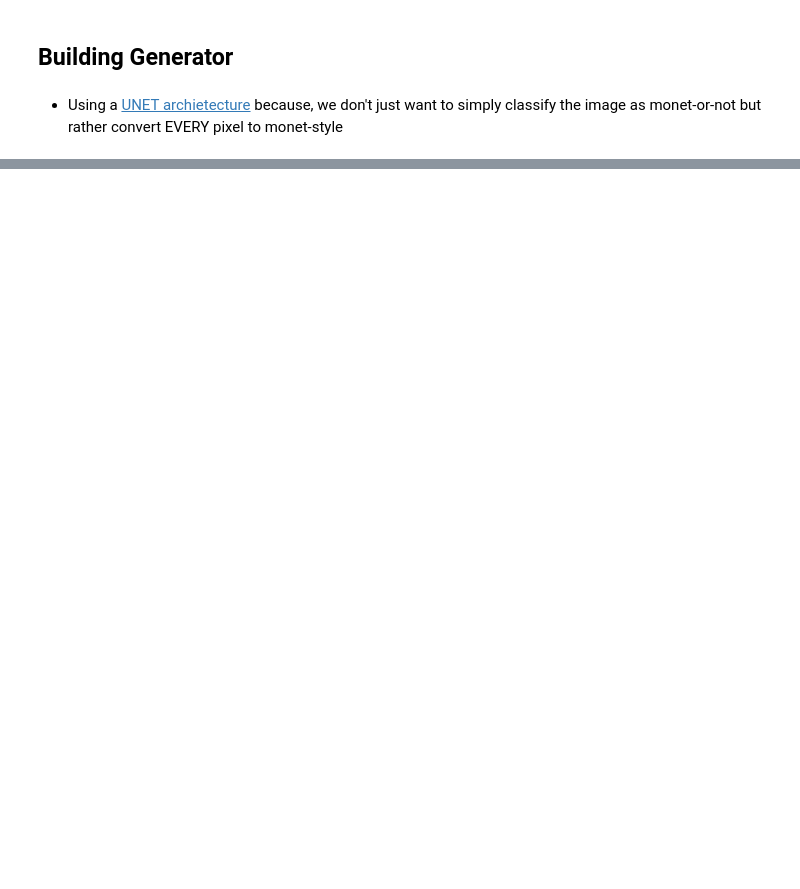
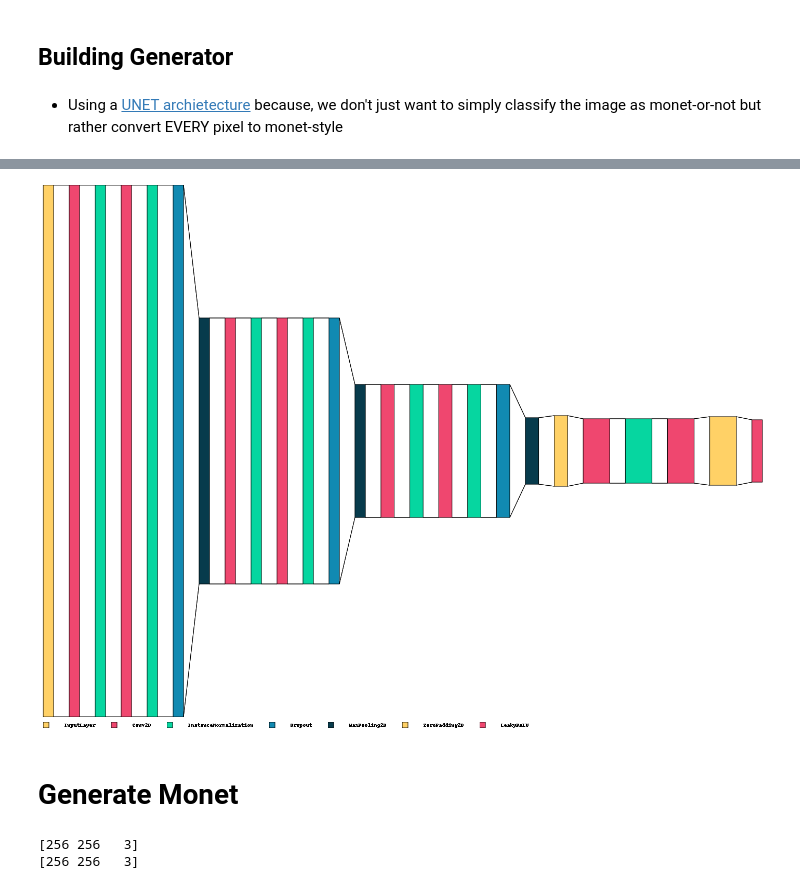
Before and after one commit to rohitashwachaks/painting_generator, a Jupyter notebook: train.ipynb, the cells around one changed output, grey strips where cells are left out. Drawn from its saved outputs; the diff is of its cells as text; code cells hidden in the pictures; blank space fills up the shorter version.

Commit message:
Kaggle Notebook | Monet-GAN | Version 3

```diff
--- a/train.ipynb
+++ b/train.ipynb
@@ -238,0 +243,31 @@ ________________________________________________________________________________
+# %%
+def discriminator_model(name):
+    gamma_init = keras.initializers.RandomNormal(mean=0.0, stddev=0.02)
+    kernel_initializer=tf.random_normal_initializer(0., 0.02)
+
+    # Downsample
+    inp = Input(shape=IMG_SHAPE)
+    down0 = layer(inp,64,name='down0')
+    _ = MaxPooling2D((2,2))(down0)
+    down1 = layer(_,128,name='down1')
+    _ = MaxPooling2D((2,2))(down1)
+    down2 = layer(_,256,name='down2')
+    _ = MaxPooling2D((2,2))(down2)
+
+    zero_pad1 = ZeroPadding2D()(_) # (bs, 34, 34, 256)
+    conv = Conv2D(512, 4, strides=1,
+                         kernel_initializer=kernel_initializer,
+                         use_bias=False)(zero_pad1) # (bs, 31, 31, 512)
+
+    norm1 = tfa.layers.InstanceNormalization(gamma_initializer=gamma_init)(conv)
+
+    leaky_relu = LeakyReLU()(norm1)
+
+    zero_pad2 = ZeroPadding2D()(leaky_relu) # (bs, 33, 33, 512)
+
+    last = Conv2D(1, 4, strides=1,
+                         kernel_initializer=kernel_initializer)(zero_pad2) # (bs, 30, 30, 1)
+
+    return tf.keras.Model(inputs=inp, outputs=last)
+
+discriminator_mod = discriminator_model(name = 'Discriminator');
@@ -238,0 +278,4 @@ ________________________________________________________________________________
+# %%
+visualkeras.layered_view(discriminator_mod, legend=True, draw_volume=False,spacing=30)
+# %% [output]
+[figure, added]
@@ -238,0 +285,12 @@ ________________________________________________________________________________
+# %% [markdown]
+# Generate Monet
+# %%
+with strategy.scope():
+    monet_generator = generator_model('monet_generator') # transforms photos to Monet-esque paintings
+    photo_generator = generator_model('photo_generator') # transforms Monet paintings to be more like photos
+
+    monet_discriminator = discriminator_model('monet_discriminator') # differentiates real Monet paintings and generated Monet paintings
+    photo_discriminator = discriminator_model('photo_discriminator') # differentiates real photos and generated photos
+# %% [output]
+[256 256   3]
+[256 256   3]
```
Also changed, not shown: parts of 20 cells of this notebook.
